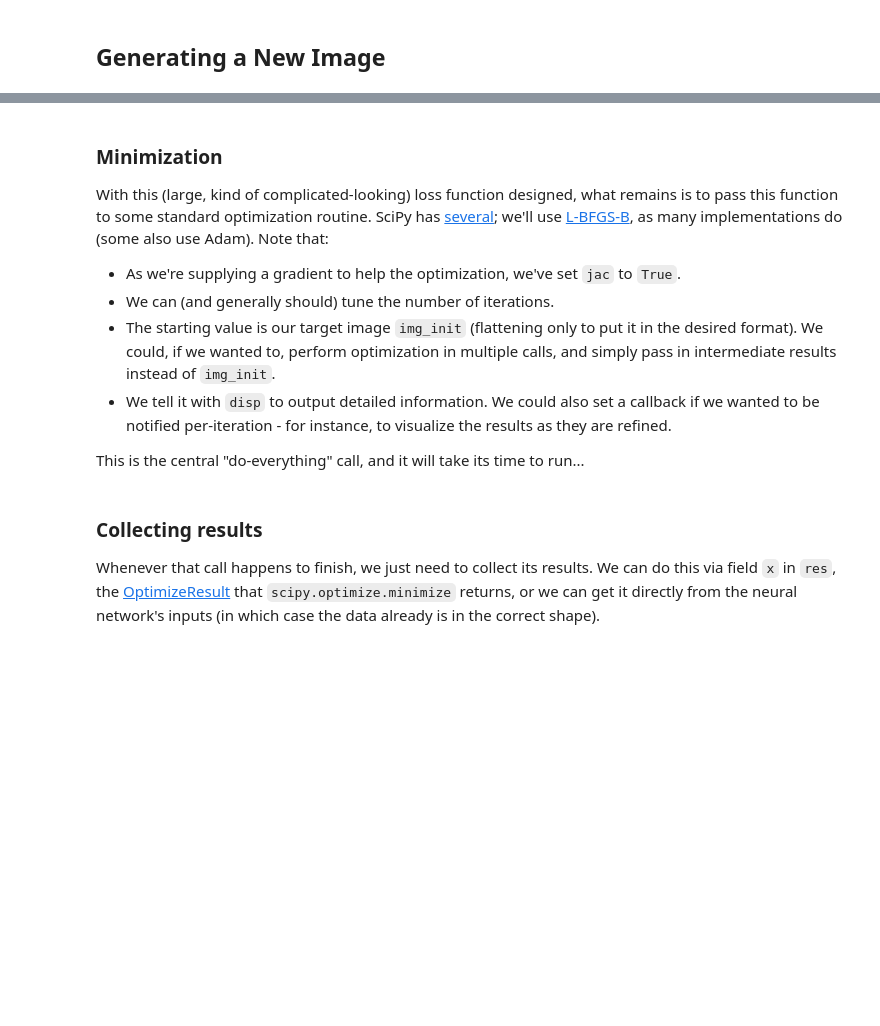
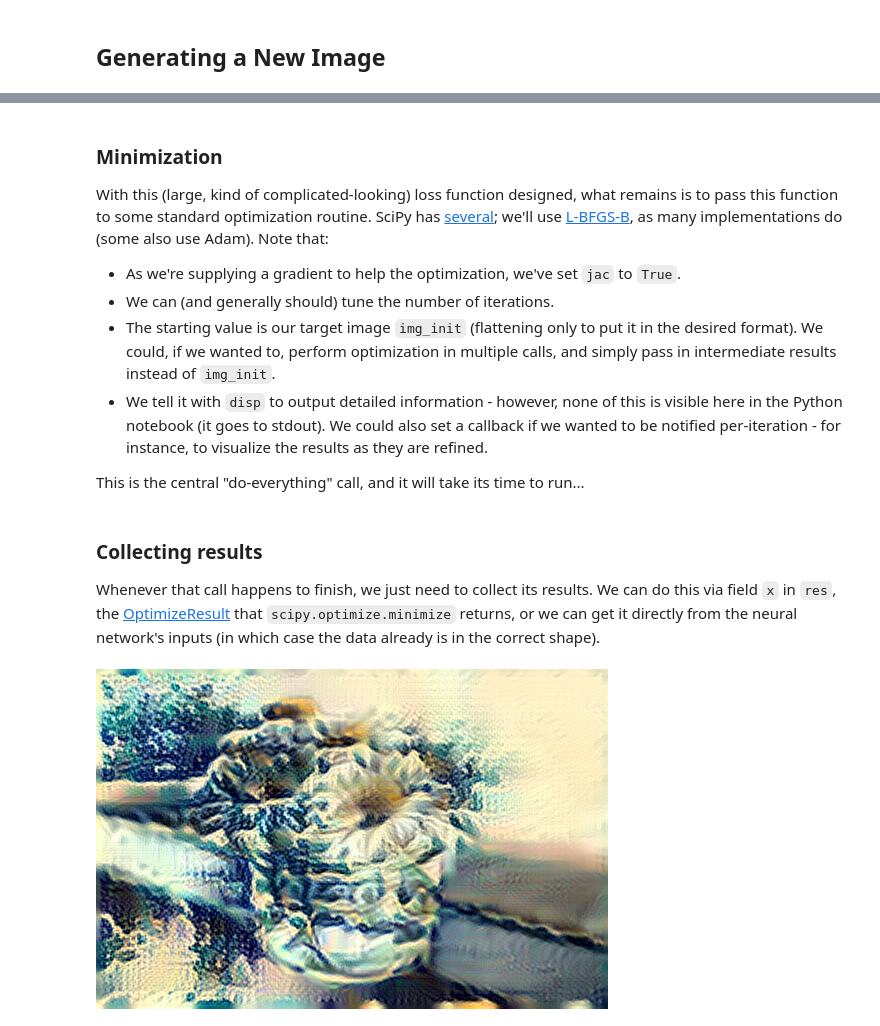
Before and after one commit to Hodapp87/cs6475_neural_style, a Jupyter notebook: CS6475 Final.ipynb, the cells around one changed output, grey strips where cells are left out. Saved outputs shown, nothing was run; the diff lists cells and outputs as text; code cells hidden in the pictures; blank space fills up the shorter version.

```diff
--- a/CS6475 Final.ipynb
+++ b/CS6475 Final.ipynb
@@ -72,8 +106,8 @@ IPython.display.Image(filename = "./14313997775_094bebf368_k.jpg")
 # %% [markdown]
 And actually load these images:
 # %%
-style   = caffe.io.load_image("./1280px-Great_Wave_off_Kanagawa2.jpg")
-content = caffe.io.load_image("./14313997775_094bebf368_k.jpg")
+style   = caffe.io.load_image(style_image_filename)
+content = caffe.io.load_image(content_image_filename)
 # %% [markdown]
 ## Preprocessing
 We need to condition our input images to be in the same format and range as the images on which the neural network was trained. Luckily, most of these networks were trained on [ImageNet](http://www.image-net.org/) data and this information is available via <https://github.com/BVLC/caffe/blob/master/python/caffe/imagenet/ilsvrc_2012_mean.npy>. We can load this and produce a caffe.io.Transformer from it, and we must use this throughout anytime we have image data coming in or out of the neural network.
@@ -89,10 +123,11 @@ We also need to scale the images to a certain size, and in some cases scale the
 # %%
 size = 512
 style_scale = 1.2
-content_scaled = scipy.misc.imresize(
-    content, float(size) / max(content.shape[:2]))
-style_scaled = scipy.misc.imresize(
-    style, style_scale * float(size) / max(style.shape[:2]))
+
+f = float(size) / max(content.shape[:2])
+content_scaled = cv2.resize(content, (0, 0), fx=f, fy=f)
+f = style_scale * float(size) / max(style.shape[:2])
+style_scaled = cv2.resize(style, (0, 0), fx=f, fy=f)
 # %% [markdown]
 `size` can be made much larger for higher-resolution results, just be aware that it will raise computation time sharply.
 # %% [markdown]
@@ -113,7 +148,7 @@ After the `net_forward` call, we need to collect the data from the layers we're
 # %%
 def get_content_repr(img):
     resp = {}
-    for layer in content_layers:
+    for layer in layers:
         act = net.blobs[layer].data[0].copy()
         act.shape = (act.shape[0], -1)
         resp[layer] = act
@@ -168,5 +205,8 @@ The value `ratio` is noted around equation 7, and it determines the relative wei
 # %%
-ratio = 1e-4
+ratio = 1e3
+alpha = 1
+beta = 1e4
+tv_strength = 1e-3
 
 def loss_function(x):
     # Reshape the (flattened) input and feed it into the network:
@@ -199,7 +239,7 @@ def loss_function(x):
             d = Fl - Pl
             # Equations 1 & 2:
             loss += w * (d**2).sum() / 2
-            grad += w * (d * (Fl > 0)).reshape(grad.shape) * ratio
+            grad += w * (d * (Fl > 0)).reshape(grad.shape)
 
         # Style loss:
         w = 1.0 / len(style_layers)
@@ -213,7 +253,7 @@ def loss_function(x):
             # Equation 5:
             loss += w * El * ratio
             # Equation 7 (ish):
-            grad += w * dEl.reshape(grad.shape)
+            grad += w * dEl.reshape(grad.shape) * ratio
 
         # Finally, propagate this error back into the network
         net.backward(start=layer, end=next_layer)
@@ -223,7 +263,7 @@ def loss_function(x):
             grad = net.blobs[next_layer].diff[0]
 
     # Total Variation Gradient:
-    tv_strength = 1e-3
+    tv_strength = 1e-2
     x_diff = net_in[:, :-1, :-1] - net_in[:, :-1, 1:]
     y_diff = net_in[:, :-1, :-1] - net_in[:, 1:, :-1]
     tv = numpy.zeros(grad.shape)
@@ -244,7 +284,7 @@ With this (large, kind of complicated-looking) loss function designed, what rema
  - As we're supplying a gradient to help the optimization, we've set `jac` to `True`.
  - We can (and generally should) tune the number of iterations.
  - The starting value is our target image `img_init` (flattening only to put it in the desired format).  We could, if we wanted to, perform optimization in multiple calls, and simply pass in intermediate results instead of `img_init`.
- - We tell it with `disp` to output detailed information. We could also set a callback if we wanted to be notified per-iteration - for instance, to visualize the results as they are refined.
+ - We tell it with `disp` to output detailed information - however, none of this is visible here in the Python notebook (it goes to stdout). We could also set a callback if we wanted to be notified per-iteration - for instance, to visualize the results as they are refined.
 
 This is the central "do-everything" call, and it will take its time to run...
 # %%
@@ -269,0 +301,10 @@ scipy.misc.imsave("out_water.png",
+# %%
+output_filename = "out_water2.png"
+data = res.x.reshape(net.blobs["data"].data.shape)
+# Also acceptable:
+# data = net.blobs["data"].data
+image = (255 * xform.deprocess("data", data)).astype(numpy.uint8)
+cv2.imwrite(output_filename, image[:,:,::-1]);
+IPython.display.Image(filename = output_filename)
+# %% [output]
+[figure, added]
```
Also changed, not shown: parts of 13 cells of this notebook.
